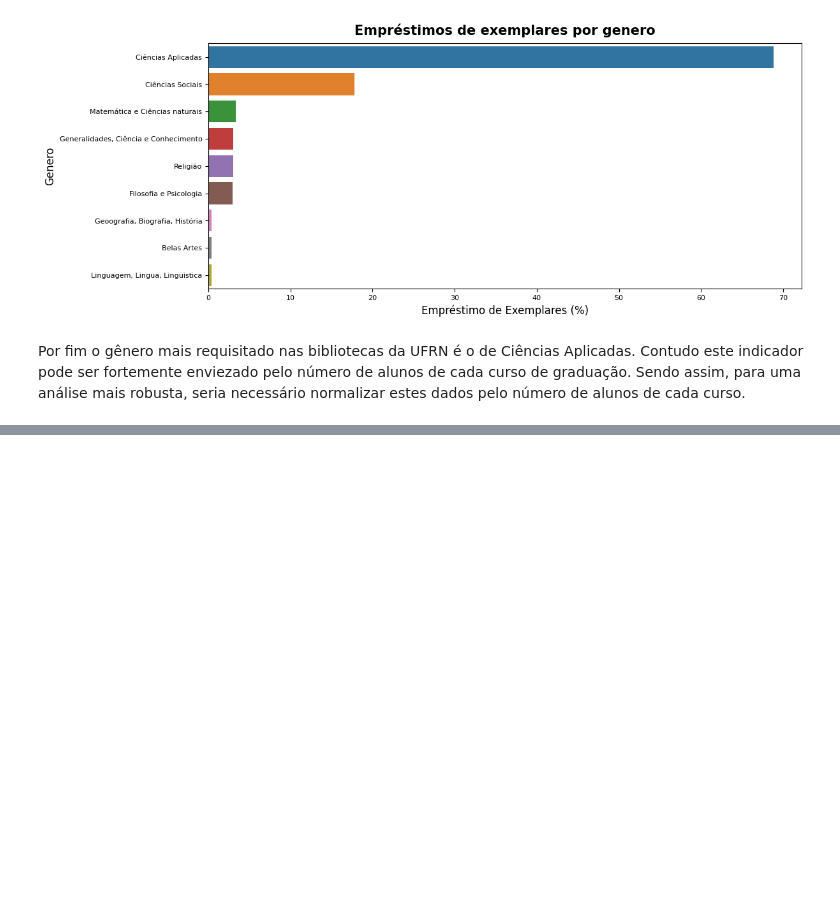
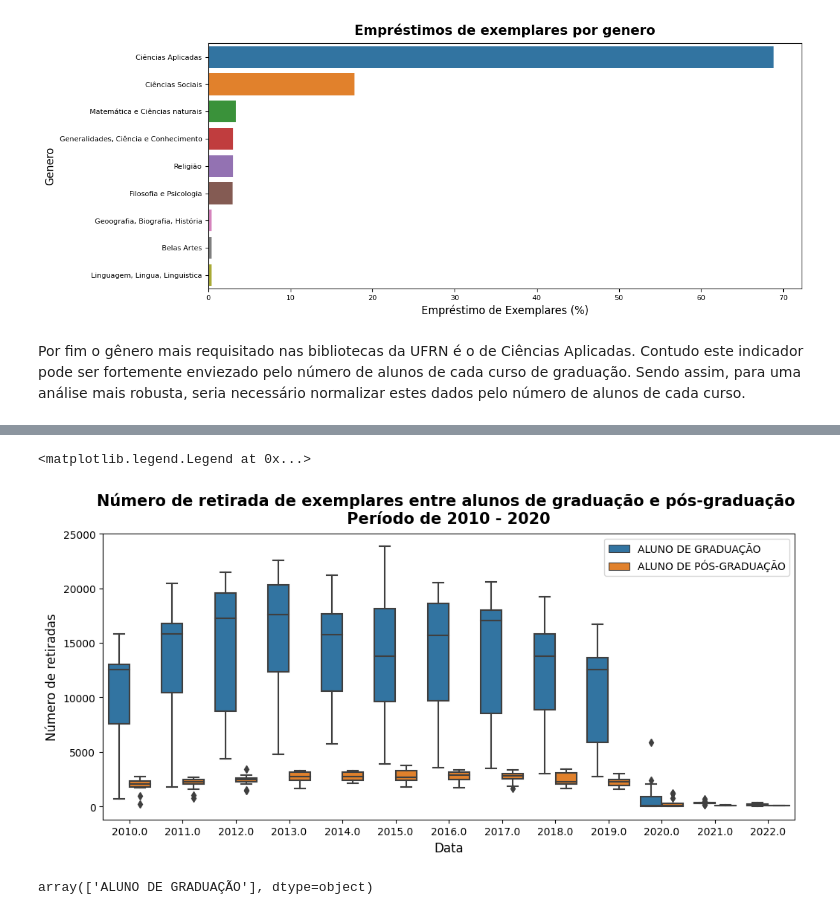
Before and after one commit to higorcenturion/Analise-do-comportamento-de-retiradas-de-livros-dos-acervos-das-bibliotecas-da-UFRN, a Jupyter notebook: 7_days_of_code.ipynb, the cells around one changed output, grey strips where cells are left out. Cells and saved outputs as stored; diff of their text form; code cells hidden in the pictures; blank space fills up the shorter version.

```diff
--- a/7_days_of_code.ipynb
+++ b/7_days_of_code.ipynb
@@ -634,0 +684,10 @@ Por fim o gênero mais requisitado nas bibliotecas da UFRN é o de Ciências Apl
+# %%
+#nova consulta para construção dos box plots
+retiradas_alunos = dados_completos.query('tipo_vinculo_usuario in ["ALUNO DE GRADUAÇÃO", "ALUNO DE PÓS-GRADUAÇÃO"]')
+retiradas_alunos = retiradas_alunos[['data_devolucao', 'tipo_vinculo_usuario']]
+retiradas_alunos['data_devolucao'] = pd.to_datetime(retiradas_alunos['data_devolucao'])
+retiradas_alunos['ano'] = retiradas_alunos['data_devolucao'].dt.year
+retiradas_alunos['mes'] = retiradas_alunos['data_devolucao'].dt.month
+retiradas_alunos = retiradas_alunos.drop(columns = 'data_devolucao').reset_index(drop = True)
+retiradas_alunos = retiradas_alunos.groupby(['ano', 'mes', 'tipo_vinculo_usuario']).size().reset_index(name = 'numero_de_retiradas')
+retiradas_alunos
@@ -634,0 +708,23 @@ Por fim o gênero mais requisitado nas bibliotecas da UFRN é o de Ciências Apl
+# %%
+fig = plt.figure(figsize = (12,5))
+
+ax = sns.boxplot(data = retiradas_alunos, x = 'ano', y = 'numero_de_retiradas', hue = 'tipo_vinculo_usuario')
+ax.set_title('Número de retirada de exemplares entre alunos de graduação e pós-graduação \n Período de 2010 - 2020 ', fontsize =15, fontweight = 'bold', pad = 10)
+ax.set_xlabel('Data', fontsize = 12)
+ax.set_ylabel('Número de retiradas', fontsize = 12)
+ax.xaxis.set_tick_params(labelsize = 10)
+ax.yaxis.set_tick_params(labelsize = 10)
+
+plt.legend(fontsize = 10)
+# %% [output]
+<matplotlib.legend.Legend at 0x...>
+[figure, added]
+# %%
+alunos_ate_2010 = pd.read_excel('/content/matricula_alunos.xlsx', skiprows=1)
+alunos_ate_2010.columns = ['matricula_ou_siape', 'tipo_vinculo_usuario', 'curso']
+alunos_apos_2010 = pd.read_excel('/content/matricula_alunos.xlsx', sheet_name = 'Após 2010', skiprows=1)
+alunos_apos_2010.columns = ['matricula_ou_siape', 'tipo_vinculo_usuario', 'curso']
+alunos = pd.concat([alunos_ate_2010, alunos_apos_2010], ignore_index = True)
+alunos.tipo_vinculo_usuario.unique()
+# %% [output]
+array(['ALUNO DE GRADUAÇÃO'], dtype=object)
```
Also changed, not shown: parts of 21 cells of this notebook.
